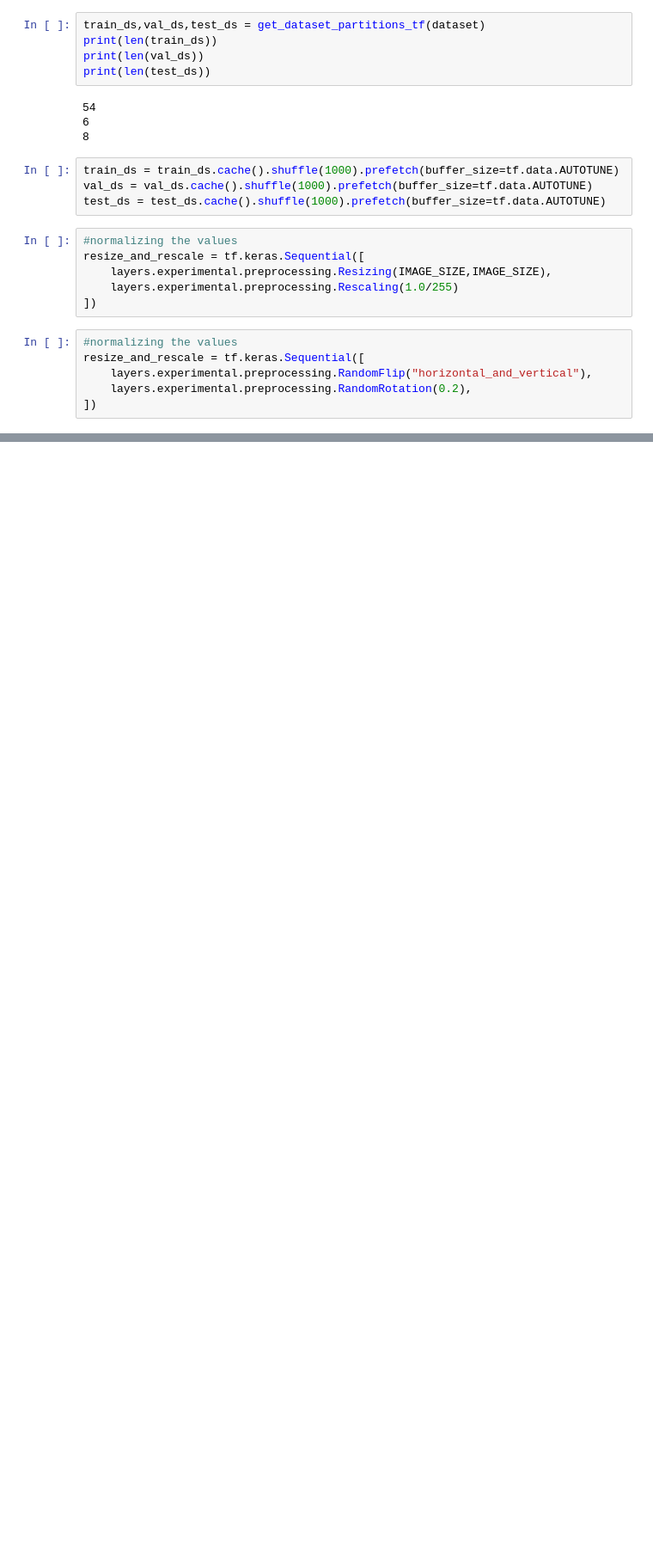
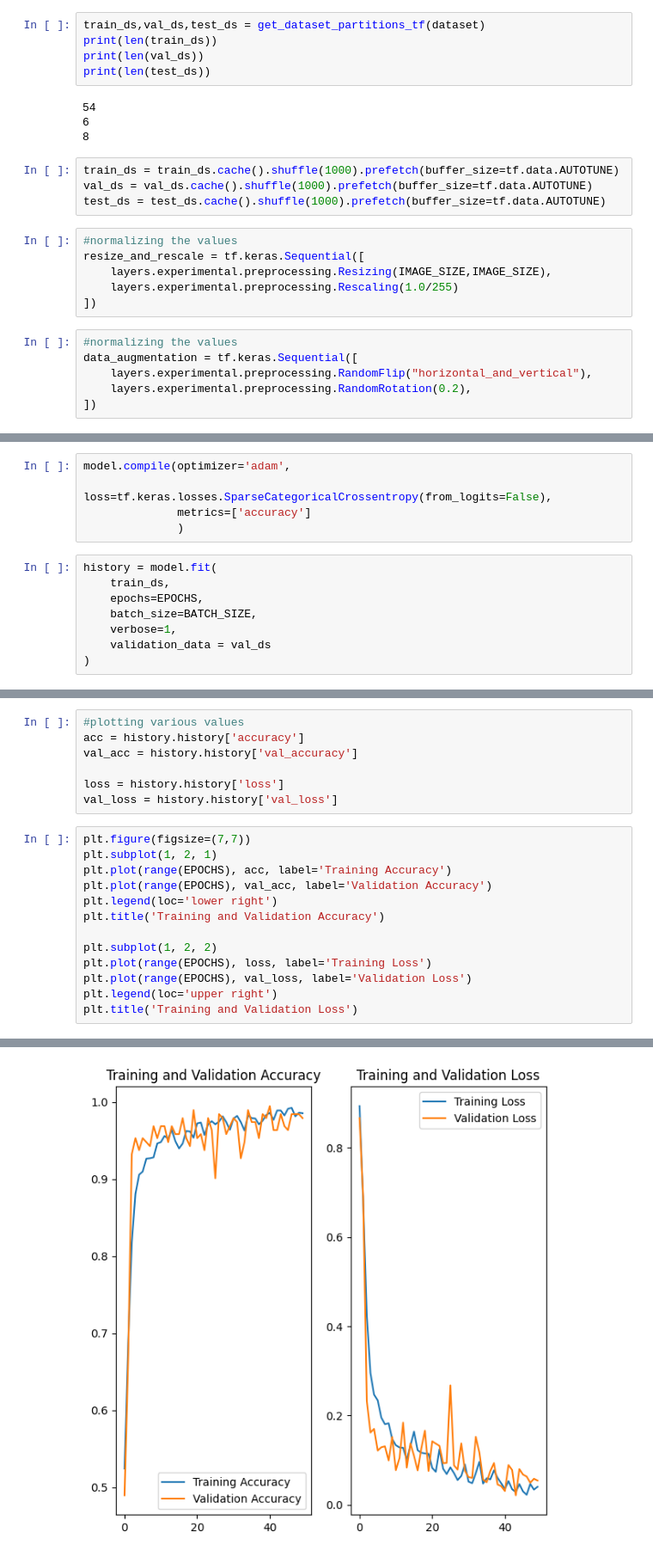
Before and after one commit to RojaReddy329/MachineLearning, a Jupyter notebook: Potato-Leaf-Disease-Classification/training/training.ipynb, the cells around one changed output, grey strips where cells are left out. Shown at 86% size. Saved outputs shown, nothing was run; the diff lists cells and outputs as text; blank space fills up the shorter version.

```diff
--- a/Potato-Leaf-Disease-Classification/training/training.ipynb
+++ b/Potato-Leaf-Disease-Classification/training/training.ipynb
@@ -106,7 +106,7 @@ resize_and_rescale = tf.keras.Sequential([
 ])
 # %%
 #normalizing the values
-resize_and_rescale = tf.keras.Sequential([
+data_augmentation = tf.keras.Sequential([
     layers.experimental.preprocessing.RandomFlip("horizontal_and_vertical"),
     layers.experimental.preprocessing.RandomRotation(0.2),
 ])
@@ -112,0 +157,13 @@ resize_and_rescale = tf.keras.Sequential([
+# %%
+model.compile(optimizer='adam',
+              loss=tf.keras.losses.SparseCategoricalCrossentropy(from_logits=False),
+              metrics=['accuracy']
+              )
+# %%
+history = model.fit(
+    train_ds,
+    epochs=EPOCHS,
+    batch_size=BATCH_SIZE,
+    verbose=1,
+    validation_data = val_ds
+)
@@ -112,0 +201,21 @@ resize_and_rescale = tf.keras.Sequential([
+# %%
+#plotting various values
+acc = history.history['accuracy']
+val_acc = history.history['val_accuracy']
+
+loss = history.history['loss']
+val_loss = history.history['val_loss']
+# %%
+plt.figure(figsize=(7,7))
+plt.subplot(1, 2, 1)
+plt.plot(range(EPOCHS), acc, label='Training Accuracy')
+plt.plot(range(EPOCHS), val_acc, label='Validation Accuracy')
+plt.legend(loc='lower right')
+plt.title('Training and Validation Accuracy')
+
+plt.subplot(1, 2, 2)
+plt.plot(range(EPOCHS), loss, label='Training Loss')
+plt.plot(range(EPOCHS), val_loss, label='Validation Loss')
+plt.legend(loc='upper right')
+plt.title('Training and Validation Loss')
+# %% [output]
@@ -112,0 +223 @@ resize_and_rescale = tf.keras.Sequential([
+[figure, added]
```
Also changed, not shown: parts of 13 cells of this notebook.
